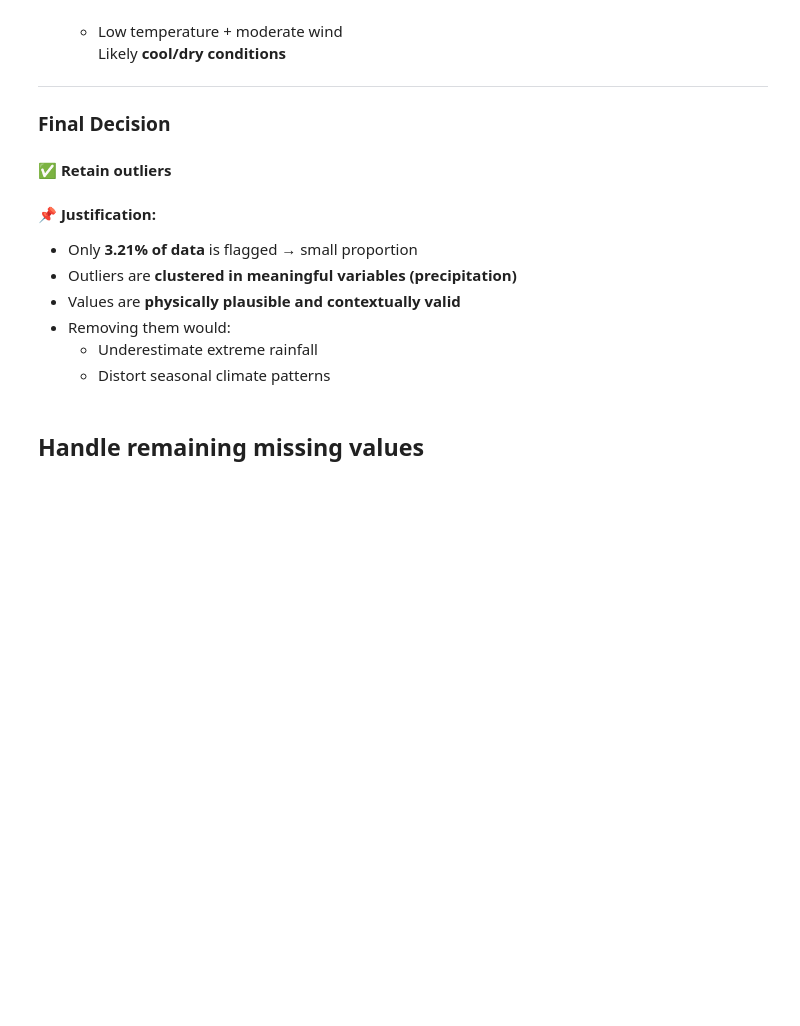
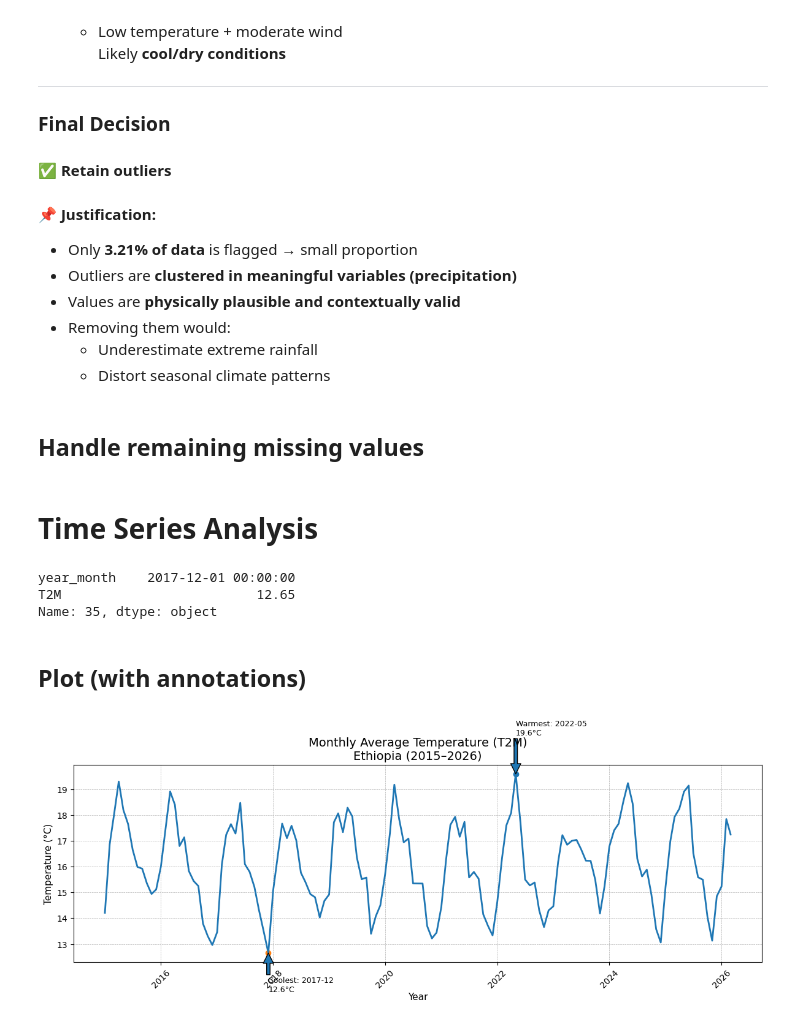
Before and after one commit to bemnetne/climate-challenge-week0, a Jupyter notebook: notebooks/ethiopia_eda.ipynb, the cells around one changed output. Cells and saved outputs as stored; diff of their text form; code cells hidden in the pictures; blank space fills up the shorter version.

Commit message:
feat: Time Series Analysis

```diff
--- a/notebooks/ethiopia_eda.ipynb
+++ b/notebooks/ethiopia_eda.ipynb
@@ -377,3 +377,66 @@ weather_cols = ["T2M", "T2M_MAX", "T2M_MIN", "PRECTOTCORR", "RH2M", "WS2M", "WS2
 df_cleaned
 df_cleaned[weather_cols] = df_cleaned[weather_cols].fillna(method="ffill")
 df_cleaned[weather_cols].to_csv("../data/ethiopia_clean.csv", index=False)
+# %% [markdown]
+# Time Series Analysis
+# %%
+df["date"] = pd.to_datetime(df["YEAR"])
+# Create Year-Month column
+df["year_month"] = df["date"].dt.to_period("M")
+# Compute monthly average T2M
+monthly_avg = df.groupby("year_month")["T2M"].mean().reset_index()
+# Convert back to timestamp for plotting
+monthly_avg["year_month"] = monthly_avg["year_month"].dt.to_timestamp()
+# Find warmest and coolest months
+warmest = monthly_avg.loc[monthly_avg["T2M"].idxmax()]
+coolest = monthly_avg.loc[monthly_avg["T2M"].idxmin()]
+# %% [output]
+year_month    2017-12-01 00:00:00
+T2M                         12.65
+Name: 35, dtype: object
+# %% [markdown]
+## Plot (with annotations)
+# %%
+
+plt.figure(figsize=(12, 5))  # wider for time series
+
+# Line plot
+plt.plot(monthly_avg["year_month"], monthly_avg["T2M"], linewidth=2)
+
+# Highlight warmest & coolest points
+plt.scatter(warmest["year_month"], warmest["T2M"])
+plt.scatter(coolest["year_month"], coolest["T2M"])
+
+# Annotate warmest
+plt.annotate(
+    f"Warmest: {warmest['year_month'].strftime('%Y-%m')}\n{warmest['T2M']:.1f}°C",
+    xy=(warmest["year_month"], warmest["T2M"]),
+    xytext=(warmest["year_month"], warmest["T2M"] + 1.5),
+    arrowprops=dict(),
+    fontsize=9
+)
+
+# Annotate coolest
+plt.annotate(
+    f"Coolest: {coolest['year_month'].strftime('%Y-%m')}\n{coolest['T2M']:.1f}°C",
+    xy=(coolest["year_month"], coolest["T2M"]),
+    xytext=(coolest["year_month"], coolest["T2M"] - 1.5),
+    arrowprops=dict(),
+    fontsize=9
+)
+
+# Titles and labels
+plt.title("Monthly Average Temperature (T2M)\nEthiopia (2015–2026)", fontsize=14)
+plt.xlabel("Year", fontsize=11)
+plt.ylabel("Temperature (°C)", fontsize=11)
+
+# Grid for readability
+plt.grid(True, linestyle="--", linewidth=0.5)
+
+# Improve x-axis ticks (less crowded)
+plt.xticks(rotation=45)
+
+plt.tight_layout()
+plt.show()
+# %% [output]
+[figure, added]
```
Also changed, not shown: parts of 4 cells of this notebook.
